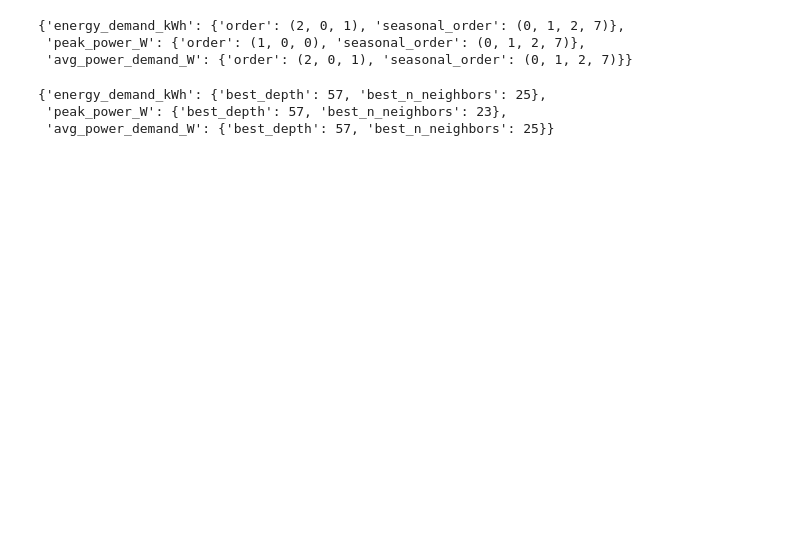
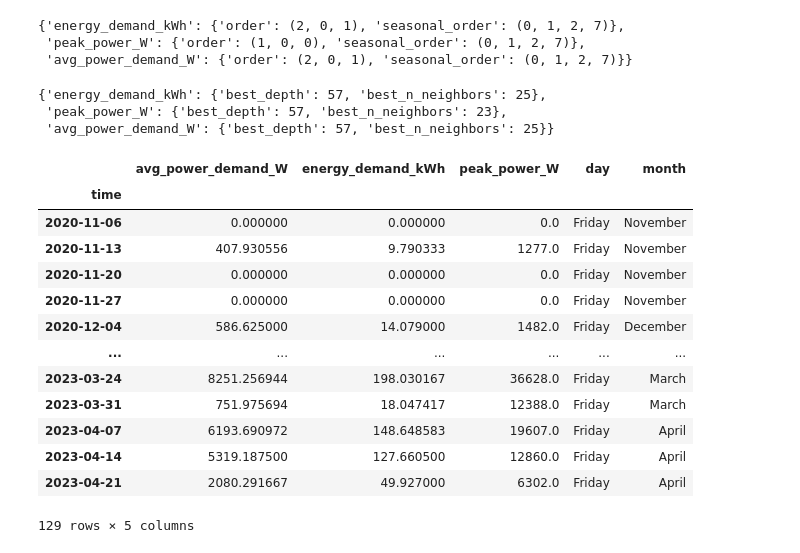
Before and after one commit to winston-edwin-chiong/slrpEV-data-dashboard, a Jupyter notebook: SessionLvlVIz.ipynb, the cells around one changed output. Saved outputs shown, nothing was run; the diff lists cells and outputs as text; code cells hidden in the pictures; blank space fills up the shorter version.

Commit message:
fixed new forecasts not adding time as index name

```diff
--- a/SessionLvlVIz.ipynb
+++ b/SessionLvlVIz.ipynb
@@ -325,3 +282,21 @@ Total fit time: 23.455 seconds
 {'energy_demand_kWh': {'best_depth': 57, 'best_n_neighbors': 25},
  'peak_power_W': {'best_depth': 57, 'best_n_neighbors': 23},
  'avg_power_demand_W': {'best_depth': 57, 'best_n_neighbors': 25}}
+# %%
+df = dailydemand.loc[dailydemand["day"] == "Friday"]
+df
+# %% [output]
+|  | avg_power_demand_W | energy_demand_kWh | peak_power_W | day | month |
+| time |  |  |  |  |  |
+| 2020-11-06 | 0.000000 | 0.000000 | 0.0 | Friday | November |
+| 2020-11-13 | 407.930556 | 9.790333 | 1277.0 | Friday | November |
+| 2020-11-20 | 0.000000 | 0.000000 | 0.0 | Friday | November |
+| 2020-11-27 | 0.000000 | 0.000000 | 0.0 | Friday | November |
+| 2020-12-04 | 586.625000 | 14.079000 | 1482.0 | Friday | December |
+| ... | ... | ... | ... | ... | ... |
+| 2023-03-24 | 8251.256944 | 198.030167 | 36628.0 | Friday | March |
+| 2023-03-31 | 751.975694 | 18.047417 | 12388.0 | Friday | March |
+| 2023-04-07 | 6193.690972 | 148.648583 | 19607.0 | Friday | April |
+| 2023-04-14 | 5319.187500 | 127.660500 | 12860.0 | Friday | April |
+| 2023-04-21 | 2080.291667 | 49.927000 | 6302.0 | Friday | April |
+129 rows × 5 columns
```
Also changed, not shown: parts of 4 cells of this notebook, 1 other file.
